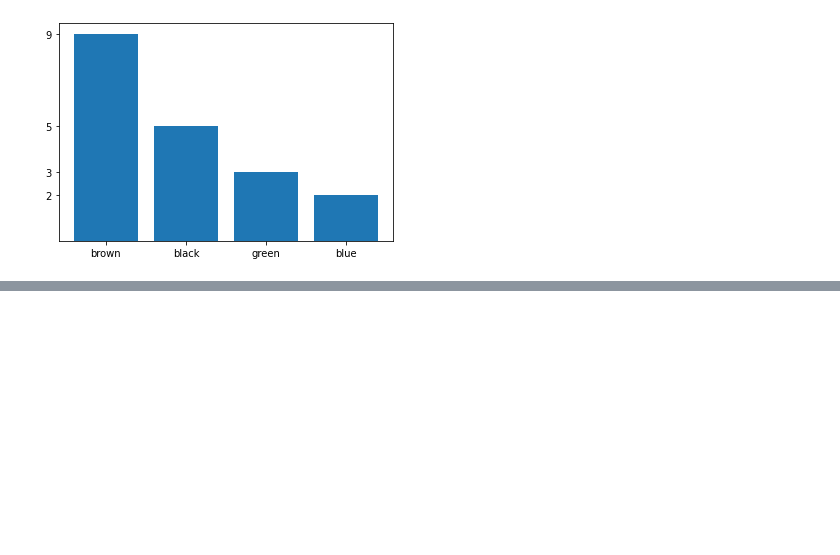
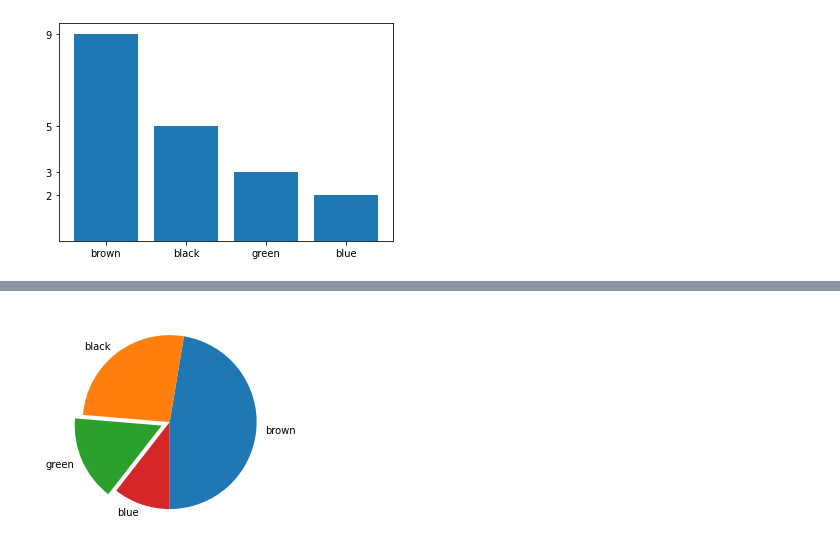
Before and after one commit to iamBehzad/Data_Mining_Statistics_Python, a Jupyter notebook: Plots.ipynb, the cells around one changed output, grey strips where cells are left out. Cells and saved outputs as stored; diff of their text form; code cells hidden in the pictures; blank space fills up the shorter version.

```diff
--- a/Plots.ipynb
+++ b/Plots.ipynb
@@ -209,0 +237,4 @@ plt.yticks(a.values)
+# %%
+plt.pie(a , labels = b , startangle = 270 , explode = [0, 0, 0.1, 0]);
+# %% [output]
+[figure, added]
```
Also changed, not shown: parts of 10 cells of this notebook.
